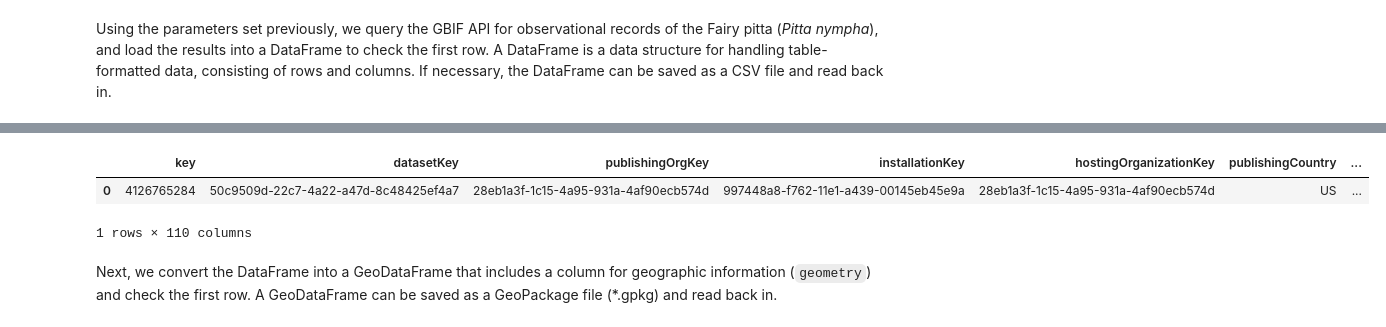
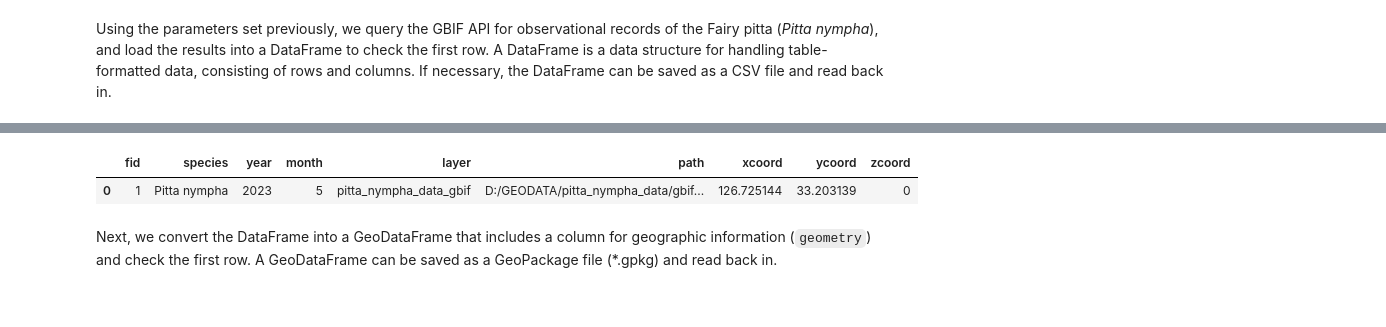
Before and after one commit to osgeokr/GEE-PAM-Book, a Jupyter notebook: PS_202405_Species_Distribution_Modeling.ipynb, the cells around one changed output, grey strips where cells are left out. Cells and saved outputs as stored; diff of their text form; code cells hidden in the pictures.

```diff
--- a/PS_202405_Species_Distribution_Modeling.ipynb
+++ b/PS_202405_Species_Distribution_Modeling.ipynb
@@ -137,17 +108,9 @@ Using the parameters set previously, we query the GBIF API for observational rec
 # %%
-"""
-# Retrieve Fairy Pitta data
-df = get_gbif_species_data("Pitta nympha", "KR")
-
-# Save DataFrame to CSV and read back in.
-df.to_csv("pitta_nympha_data.csv", index=False)
 df = pd.read_csv("pitta_nympha_data.csv")
 df.head(1)  # Display the first row of the DataFrame
-"""
 # %% [output]
-|  | key | datasetKey | publishingOrgKey | installationKey | hostingOrganizationKey | publishingCountry | ... |
-| 0 | 4126765284 | 50c9509d-22c7-4a22-a47d-8c48425ef4a7 | 28eb1a3f-1c15-4a95-931a-4af90ecb574d | 997448a8-f762-11e1-a439-00145eb45e9a | 28eb1a3f-1c15-4a95-931a-4af90ecb574d | US | ... |
+|  | fid | species | year | month | layer | path | xcoord | ycoord | zcoord |
+| 0 | 1 | Pitta nympha | 2023 | 5 | pitta_nympha_data_gbif | D:/GEODATA/pitta_nympha_data/gbif... | 126.725144 | 33.203139 | 0 |
-1 rows × 110 columns
 # %% [markdown]
 Next, we convert the DataFrame into a GeoDataFrame that includes a column for geographic information (`geometry`) and check the first row. A GeoDataFrame can be saved as a GeoPackage file (*.gpkg) and read back in.
 # %%
```
Also changed, not shown: parts of 9 cells of this notebook.
